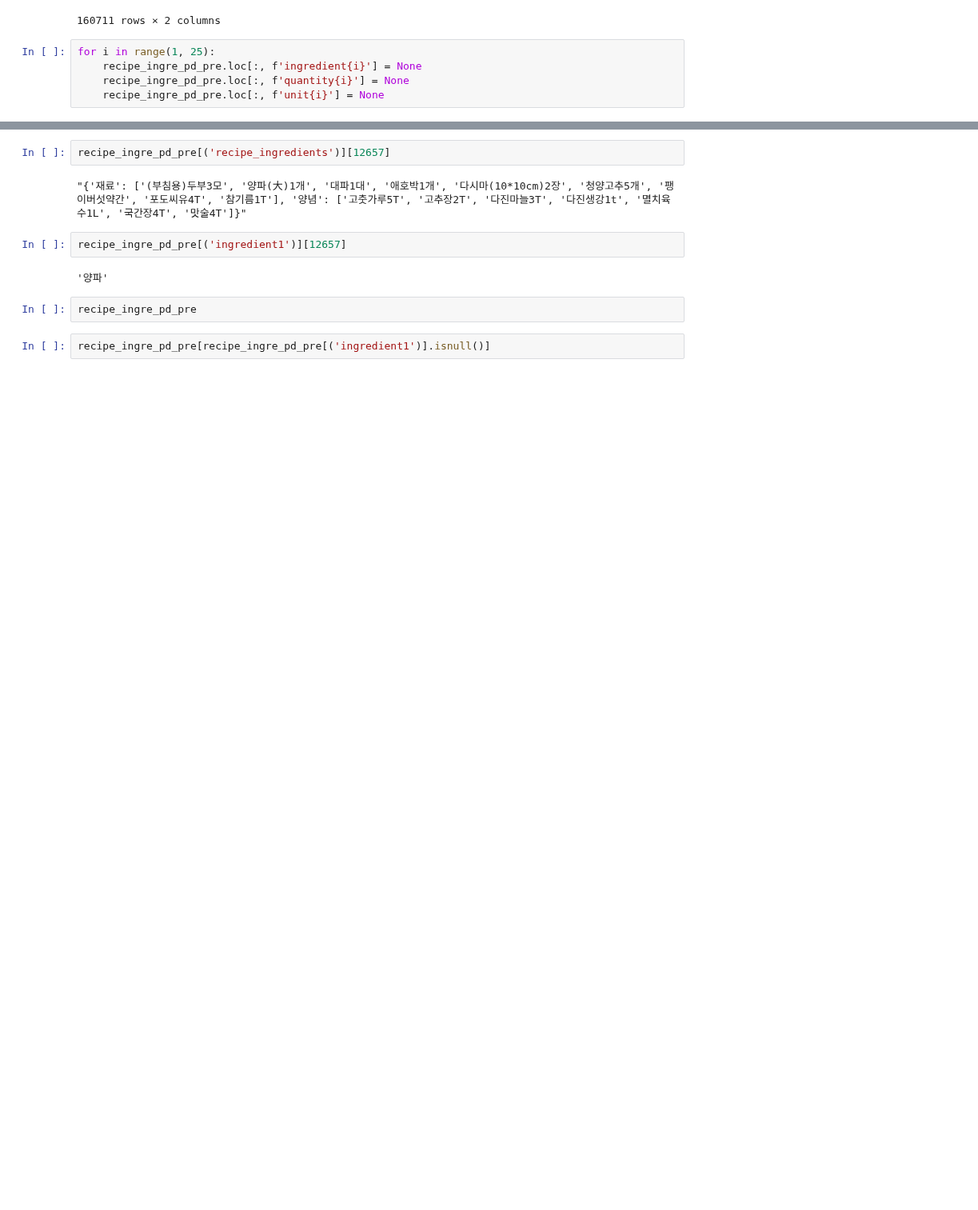
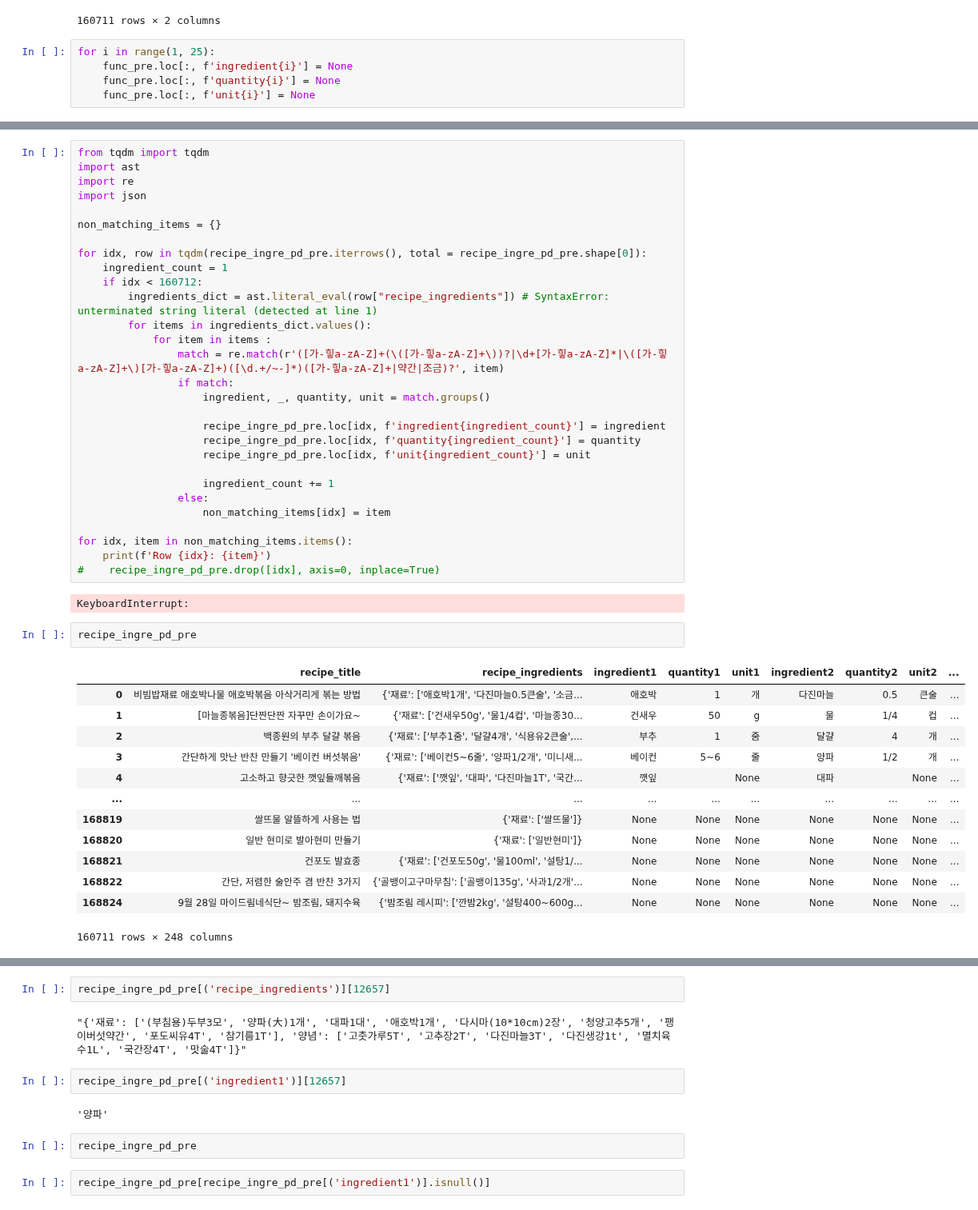
Before and after one commit to kwonhwijun/recipe, a Jupyter notebook: models/embed_009.ipynb, the cells around one changed output, grey strips where cells are left out. Shown at 80% size. Drawn from its saved outputs; the diff is of its cells as text; blank space fills up the shorter version.

```diff
--- a/models/embed_009.ipynb
+++ b/models/embed_009.ipynb
@@ -47,6 +161,6 @@ recipe_ingre_pd_pre
 160711 rows × 2 columns
 # %%
 for i in range(1, 25):
-    recipe_ingre_pd_pre.loc[:, f'ingredient{i}'] = None
-    recipe_ingre_pd_pre.loc[:, f'quantity{i}'] = None
-    recipe_ingre_pd_pre.loc[:, f'unit{i}'] = None
+    func_pre.loc[:, f'ingredient{i}'] = None
+    func_pre.loc[:, f'quantity{i}'] = None
+    func_pre.loc[:, f'unit{i}'] = None
@@ -70,0 +198,47 @@ See the caveats in the documentation: https://pandas.pydata.org/pandas-docs/stab
+# %%
+from tqdm import tqdm
+import ast
+import re
+import json
+
+non_matching_items = {}
+
+for idx, row in tqdm(recipe_ingre_pd_pre.iterrows(), total = recipe_ingre_pd_pre.shape[0]):
+    ingredient_count = 1
+    if idx < 160712:
+        ingredients_dict = ast.literal_eval(row["recipe_ingredients"]) # SyntaxError: unterminated string literal (detected at line 1)
+        for items in ingredients_dict.values():
+            for item in items :
+                match = re.match(r'([가-힣a-zA-Z]+(\([가-힣a-zA-Z]+\))?|\d+[가-힣a-zA-Z]*|\([가-힣a-zA-Z]+\)[가-힣a-zA-Z]+)([\d.+/~-]*)([가-힣a-zA-Z]+|약간|조금)?', item)
+                if match:
+                    ingredient, _, quantity, unit = match.groups()
+
+                    recipe_ingre_pd_pre.loc[idx, f'ingredient{ingredient_count}'] = ingredient
+                    recipe_ingre_pd_pre.loc[idx, f'quantity{ingredient_count}'] = quantity
+                    recipe_ingre_pd_pre.loc[idx, f'unit{ingredient_count}'] = unit
+
+                    ingredient_count += 1
+                else:
+                    non_matching_items[idx] = item
+
+for idx, item in non_matching_items.items():
+    print(f'Row {idx}: {item}')
+#    recipe_ingre_pd_pre.drop([idx], axis=0, inplace=True)
+# %% [output]
+KeyboardInterrupt:
+# %%
+recipe_ingre_pd_pre
+# %% [output]
+|  | recipe_title | recipe_ingredients | ingredient1 | quantity1 | unit1 | ingredient2 | quantity2 | unit2 | ... |
+| 0 | 비빔밥재료 애호박나물 애호박볶음 아삭거리게 볶는 방법 | {'재료': ['애호박1개', '다진마늘0.5큰술', '소금... | 애호박 | 1 | 개 | 다진마늘 | 0.5 | 큰술 | ... |
+| 1 | [마늘종볶음]단짠단짠 자꾸만 손이가요~ | {'재료': ['건새우50g', '물1/4컵', '마늘종30... | 건새우 | 50 | g | 물 | 1/4 | 컵 | ... |
+| 2 | 백종원의 부추 달걀 볶음 | {'재료': ['부추1줌', '달걀4개', '식용유2큰술',... | 부추 | 1 | 줌 | 달걀 | 4 | 개 | ... |
+| 3 | 간단하게 맛난 반찬 만들기 '베이컨 버섯볶음' | {'재료': ['베이컨5~6줄', '양파1/2개', '미니새... | 베이컨 | 5~6 | 줄 | 양파 | 1/2 | 개 | ... |
+| 4 | 고소하고 향긋한 깻잎들깨볶음 | {'재료': ['깻잎', '대파', '다진마늘1T', '국간... | 깻잎 |  | None | 대파 |  | None | ... |
+| ... | ... | ... | ... | ... | ... | ... | ... | ... | ... |
+| 168819 | 쌀뜨물 알뜰하게 사용는 법 | {'재료': ['쌀뜨물']} | None | None | None | None | None | None | ... |
+| 168820 | 일반 현미로 발아현미 만들기 | {'재료': ['일반현미']} | None | None | None | None | None | None | ... |
+| 168821 | 건포도 발효종 | {'재료': ['건포도50g', '물100ml', '설탕1/... | None | None | None | None | None | None | ... |
+| 168822 | 간단, 저렴한 술안주 겸 반찬 3가지 | {'골뱅이고구마무침': ['골뱅이135g', '사과1/2개'... | None | None | None | None | None | None | ... |
+| 168824 | 9월 28일 마이드림네식단~ 밤조림, 돼지수육 | {'밤조림 레시피': ['깐밤2kg', '설탕400~600g... | None | None | None | None | None | None | ... |
+160711 rows × 248 columns
```
Also changed, not shown: parts of 18 cells of this notebook, 2 other files.
